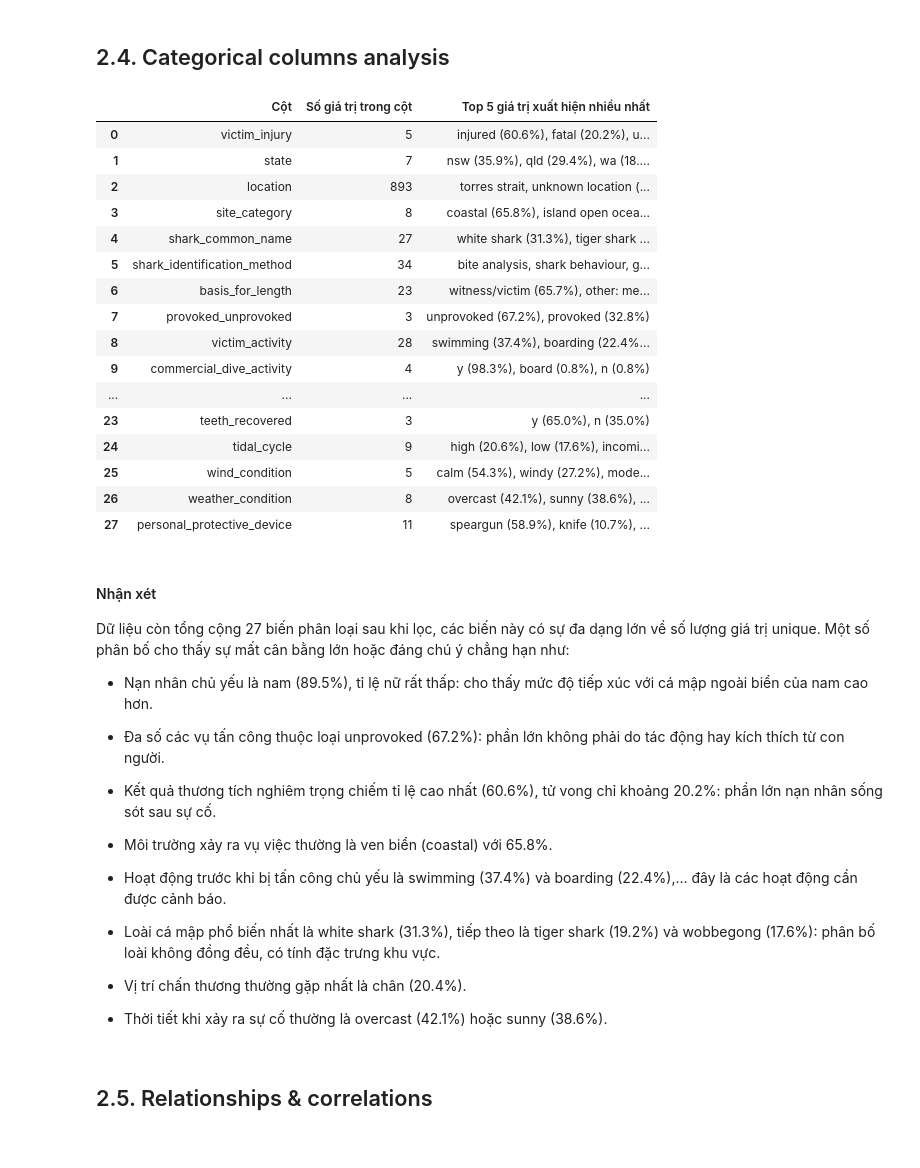
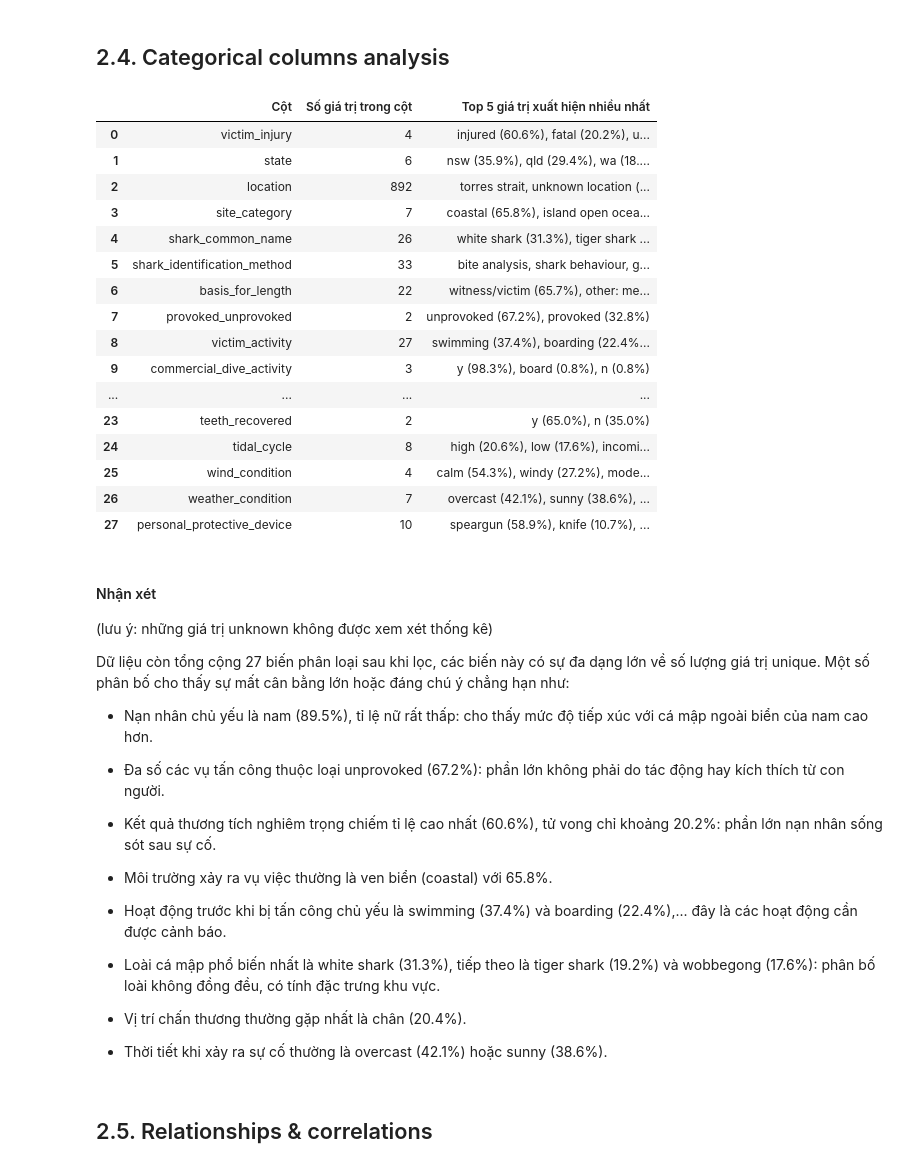
Before and after one commit to hvph-uyen/programming-for-data-science-project-group-9, a Jupyter notebook: source.ipynb, the cells around one changed output. Cells and saved outputs as stored; diff of their text form; code cells hidden in the pictures.

Commit message:
cập nhật phần thống kê cột phân loại

```diff
--- a/source.ipynb
+++ b/source.ipynb
@@ -497,45 +497,46 @@ Thống kê outlier:
 # %%
 # Chuẩn hóa text
 for col in cat_cols:
     df[col] = df[col].str.lower().str.strip()
 
 # Bảng thống kê chung cho tất cả cột phân loại
 summary_list = []
 for col in cat_cols:
-    df_valid = df[df[col] != 'unknown']
+    df_valid = df[df[col] != 'unknown'] # loại bỏ 'unknown'
     value_counts = df_valid[col].value_counts(normalize=True).head(5) * 100
     top_values = ", ".join([f"{idx} ({v:.1f}%)" for idx, v in value_counts.items()])
     summary_list.append({
         "Cột": col,
-        "Số giá trị trong cột": df[col].nunique(),
+        "Số giá trị trong cột": df[col].nunique()-1,
         "Top 5 giá trị xuất hiện nhiều nhất": top_values
     })
 summary_cat_df = pd.DataFrame(summary_list)
 
 pd.set_option('display.max_columns', None)
 pd.set_option('display.width', 200)
 pd.set_option('display.max_colwidth', None)
 display(summary_cat_df)
 # %% [output]
 |  | Cột | Số giá trị trong cột | Top 5 giá trị xuất hiện nhiều nhất |
-| 0 | victim_injury | 5 | injured (60.6%), fatal (20.2%), u... |
-| 1 | state | 7 | nsw (35.9%), qld (29.4%), wa (18.... |
-| 2 | location | 893 | torres strait, unknown location (... |
-| 3 | site_category | 8 | coastal (65.8%), island open ocea... |
-| 4 | shark_common_name | 27 | white shark (31.3%), tiger shark ... |
-| 5 | shark_identification_method | 34 | bite analysis, shark behaviour, g... |
-| 6 | basis_for_length | 23 | witness/victim (65.7%), other: me... |
-| 7 | provoked_unprovoked | 3 | unprovoked (67.2%), provoked (32.8%) |
-| 8 | victim_activity | 28 | swimming (37.4%), boarding (22.4%... |
-| 9 | commercial_dive_activity | 4 | y (98.3%), board (0.8%), n (0.8%) |
+| 0 | victim_injury | 4 | injured (60.6%), fatal (20.2%), u... |
+| 1 | state | 6 | nsw (35.9%), qld (29.4%), wa (18.... |
+| 2 | location | 892 | torres strait, unknown location (... |
+| 3 | site_category | 7 | coastal (65.8%), island open ocea... |
+| 4 | shark_common_name | 26 | white shark (31.3%), tiger shark ... |
+| 5 | shark_identification_method | 33 | bite analysis, shark behaviour, g... |
+| 6 | basis_for_length | 22 | witness/victim (65.7%), other: me... |
+| 7 | provoked_unprovoked | 2 | unprovoked (67.2%), provoked (32.8%) |
+| 8 | victim_activity | 27 | swimming (37.4%), boarding (22.4%... |
+| 9 | commercial_dive_activity | 3 | y (98.3%), board (0.8%), n (0.8%) |
 | ... | ... | ... | ... |
-| 23 | teeth_recovered | 3 | y (65.0%), n (35.0%) |
-| 24 | tidal_cycle | 9 | high (20.6%), low (17.6%), incomi... |
-| 25 | wind_condition | 5 | calm (54.3%), windy (27.2%), mode... |
-| 26 | weather_condition | 8 | overcast (42.1%), sunny (38.6%), ... |
-| 27 | personal_protective_device | 11 | speargun (58.9%), knife (10.7%), ... |
+| 23 | teeth_recovered | 2 | y (65.0%), n (35.0%) |
+| 24 | tidal_cycle | 8 | high (20.6%), low (17.6%), incomi... |
+| 25 | wind_condition | 4 | calm (54.3%), windy (27.2%), mode... |
+| 26 | weather_condition | 7 | overcast (42.1%), sunny (38.6%), ... |
+| 27 | personal_protective_device | 10 | speargun (58.9%), knife (10.7%), ... |
 # %% [markdown]
 #### Nhận xét
+(lưu ý: những giá trị unknown không được xem xét thống kê)
 
 Dữ liệu còn tổng cộng 27 biến phân loại sau khi lọc, các biến này có sự đa dạng lớn về số lượng giá trị unique. Một số phân bố cho thấy sự mất cân bằng lớn hoặc đáng chú ý chẳng hạn như:
 
```
